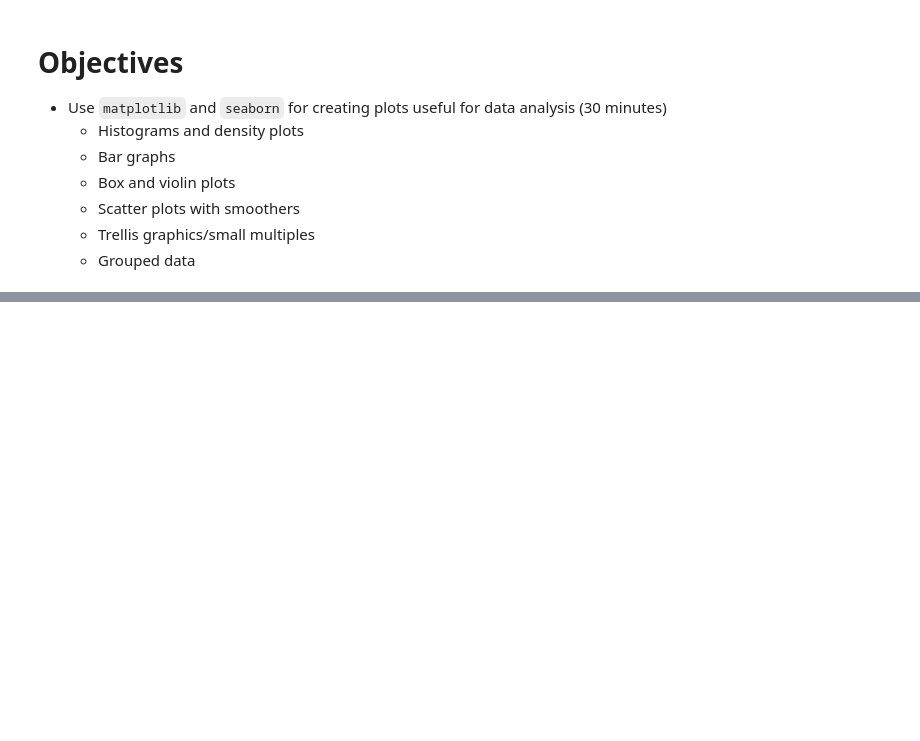
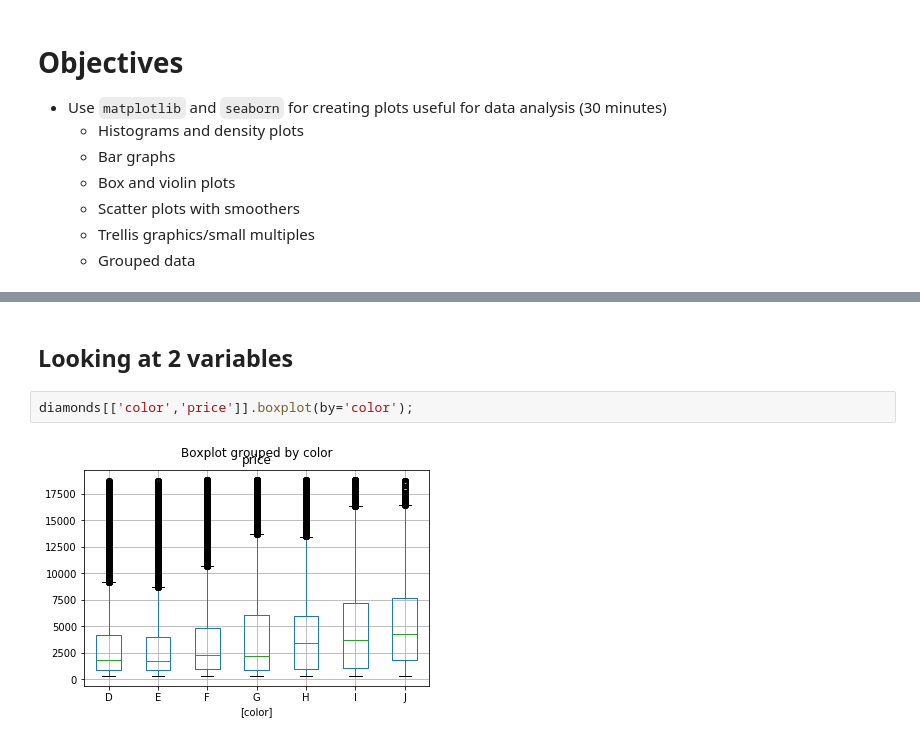
Before and after one commit to webbedfeet/PyDataMiami, a Jupyter notebook: tutorial.ipynb, the cells around one changed output, grey strips where cells are left out. Drawn from its saved outputs; the diff is of its cells as text; blank space fills up the shorter version.

```diff
--- a/tutorial.ipynb
+++ b/tutorial.ipynb
@@ -37,0 +674,7 @@
+# %% [markdown]
+
+## Looking at 2 variables
+# %%
+diamonds[['color','price']].boxplot(by='color');
+# %% [output]
+[figure, added]
```
Also changed, not shown: parts of 147 cells of this notebook, 28 other files.
